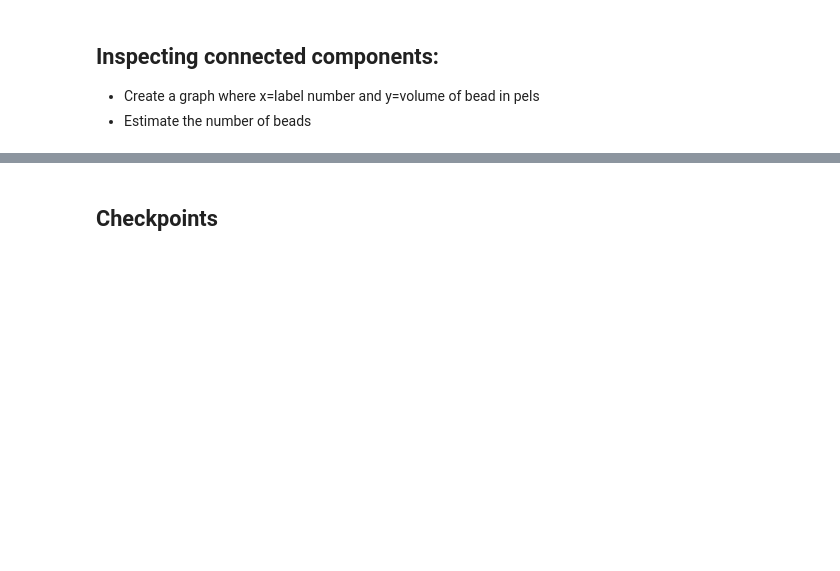
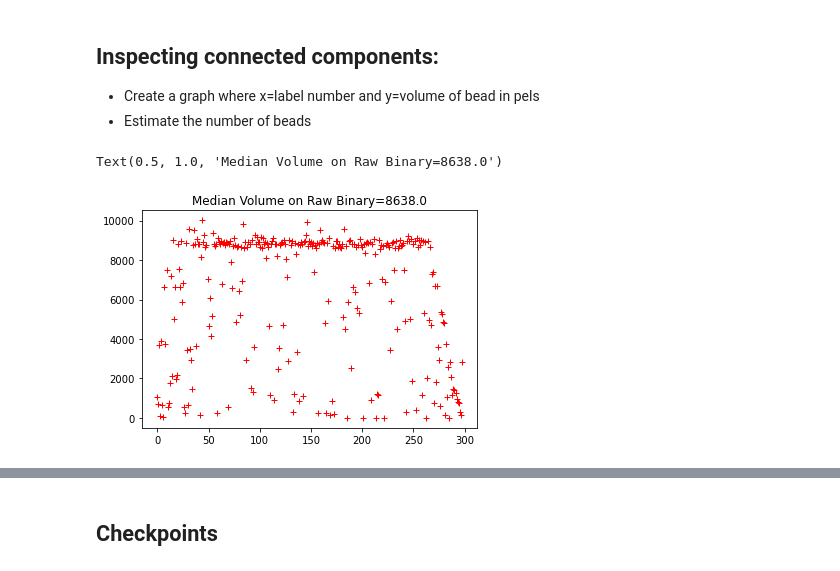
Before and after one commit to CameraIA/dipmicroct, a Jupyter notebook: partII/01_analyze3D.ipynb, the cells around one changed output, grey strips where cells are left out. Saved outputs shown, nothing was run; the diff lists cells and outputs as text; code cells hidden in the pictures; blank space fills up the shorter version.

```diff
--- a/partII/01_analyze3D.ipynb
+++ b/partII/01_analyze3D.ipynb
@@ -379,15 +379,18 @@ np.sum(bead) #area
 # %%
 labeled = label(binary)
 allBeads = ndi.find_objects(labeled)
 nobjects = np.max(labeled)
 
 accum = np.zeros(nobjects)
 for i in np.arange(nobjects):
     loc = allBeads[i]
     bead = binary[loc]
     accum[i-1] = np.sum(bead)
-plt.plot(accum)
+plt.plot(accum,'r+')
 plt.title('Median Volume on Raw Binary='+str(np.median(accum)))
+# %% [output]
+Text(0.5, 1.0, 'Median Volume on Raw Binary=8638.0')
+[figure, added]
 # %%
 from skimage import segmentation
 cleaned = segmentation.clear_border(cleaned)
```
Also changed, not shown: parts of 3 cells of this notebook.
